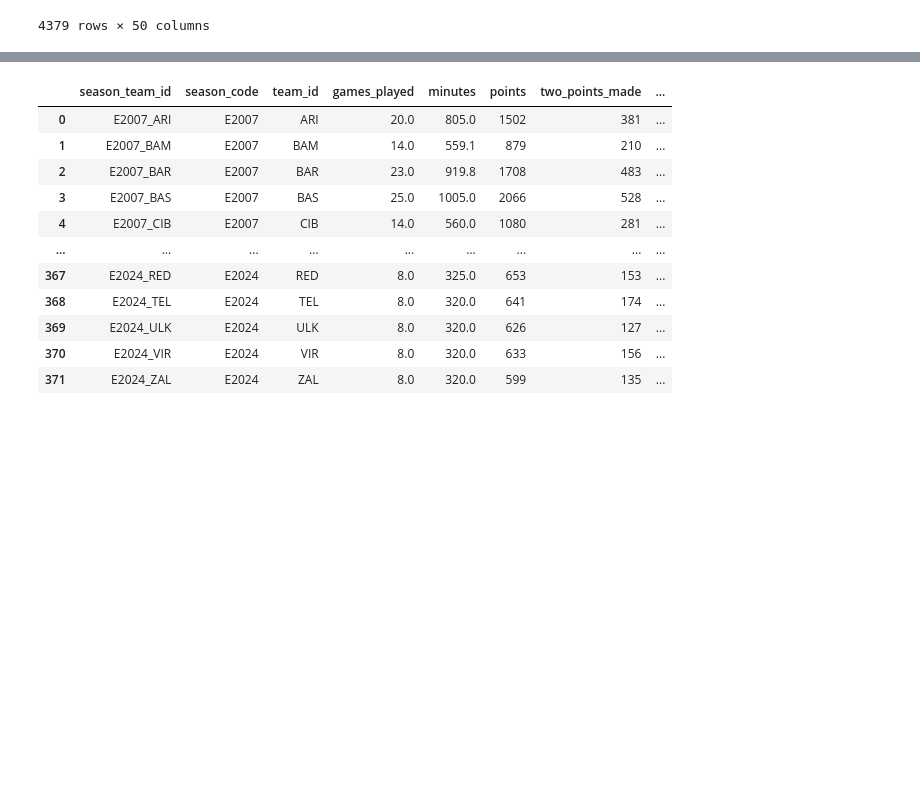
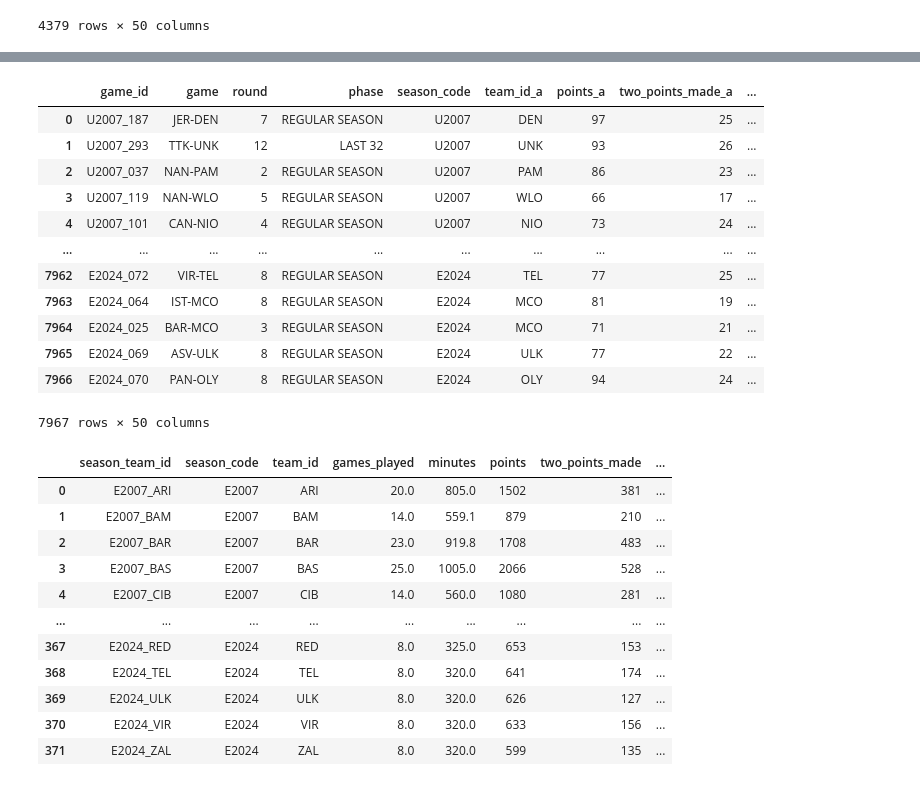
Before and after one commit to raulfu/analitica_visual, a Jupyter notebook: EDA_predictive_models.ipynb, the cells around one changed output, grey strips where cells are left out. Saved outputs shown, nothing was run; the diff lists cells and outputs as text; code cells hidden in the pictures; blank space fills up the shorter version.

```diff
--- a/EDA_predictive_models.ipynb
+++ b/EDA_predictive_models.ipynb
@@ -88,3 +136,23 @@ merged_df_team_stats_each_game
+# %%
+# Concatenating the DataFrames
+merged_df_team_stats_each_game_all_games = pd.concat([merged_df_team_stats_each_game_eurocup, merged_df_team_stats_each_game], axis=0,  ignore_index=True)
+
+# Check the result
+merged_df_team_stats_each_game_all_games
+# %% [output]
+|  | game_id | game | round | phase | season_code | team_id_a | points_a | two_points_made_a | ... |
+| 0 | U2007_187 | JER-DEN | 7 | REGULAR SEASON | U2007 | DEN | 97 | 25 | ... |
+| 1 | U2007_293 | TTK-UNK | 12 | LAST 32 | U2007 | UNK | 93 | 26 | ... |
+| 2 | U2007_037 | NAN-PAM | 2 | REGULAR SEASON | U2007 | PAM | 86 | 23 | ... |
+| 3 | U2007_119 | NAN-WLO | 5 | REGULAR SEASON | U2007 | WLO | 66 | 17 | ... |
+| 4 | U2007_101 | CAN-NIO | 4 | REGULAR SEASON | U2007 | NIO | 73 | 24 | ... |
+| ... | ... | ... | ... | ... | ... | ... | ... | ... | ... |
+| 7962 | E2024_072 | VIR-TEL | 8 | REGULAR SEASON | E2024 | TEL | 77 | 25 | ... |
+| 7963 | E2024_064 | IST-MCO | 8 | REGULAR SEASON | E2024 | MCO | 81 | 19 | ... |
+| 7964 | E2024_025 | BAR-MCO | 3 | REGULAR SEASON | E2024 | MCO | 71 | 21 | ... |
+| 7965 | E2024_069 | ASV-ULK | 8 | REGULAR SEASON | E2024 | ULK | 77 | 22 | ... |
+| 7966 | E2024_070 | PAN-OLY | 8 | REGULAR SEASON | E2024 | OLY | 94 | 24 | ... |
+7967 rows × 50 columns
 # %%
 df_teams
 # %% [output]
```
Also changed, not shown: parts of 20 cells of this notebook, 11 other files.
